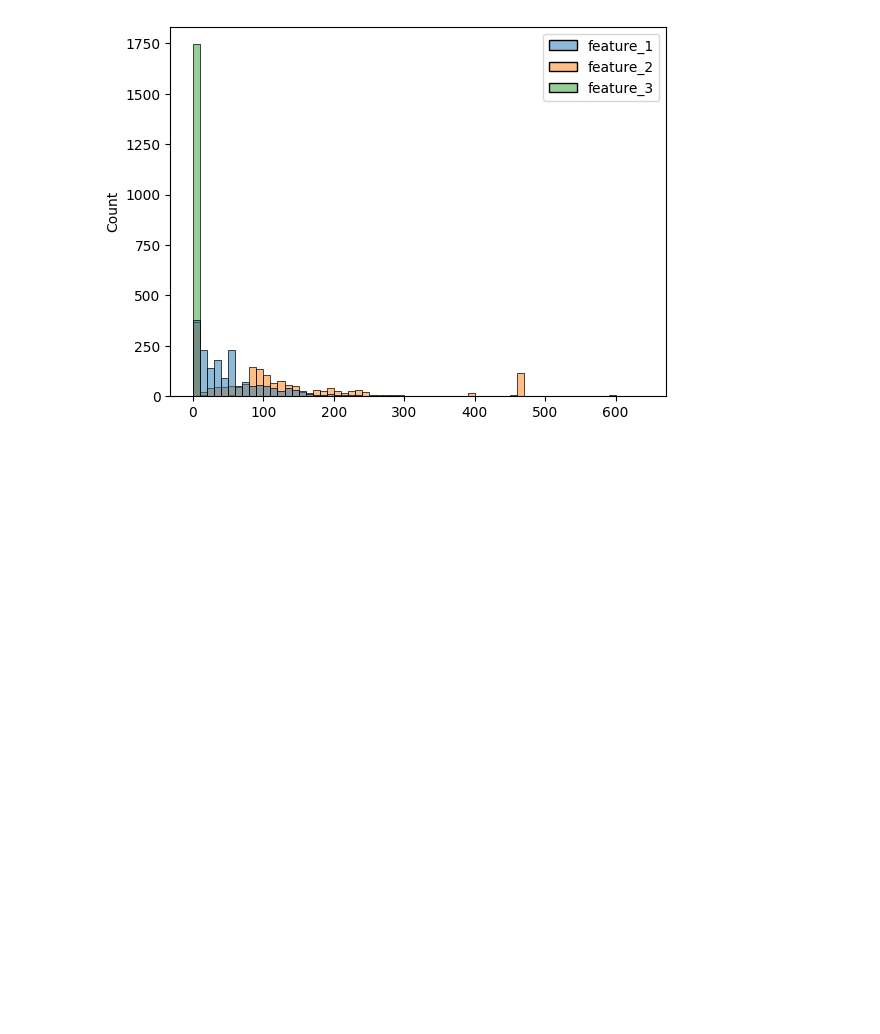
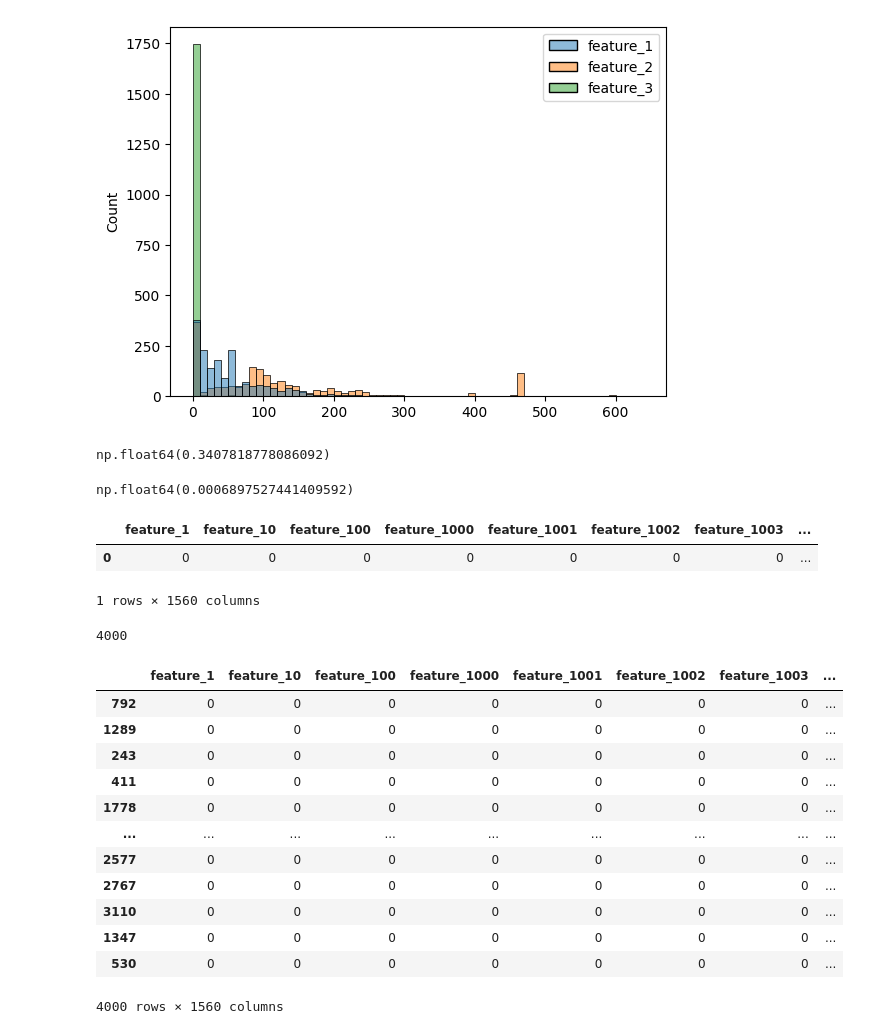
Before and after one commit to daavidstein/ising, a Jupyter notebook: annealing.ipynb, the cells around one changed output. Saved outputs shown, nothing was run; the diff lists cells and outputs as text; code cells hidden in the pictures; blank space fills up the shorter version.

```diff
--- a/annealing.ipynb
+++ b/annealing.ipynb
@@ -123,2 +131,22 @@ with open(os.path.join(save_path, "miy_unique_redund.json"),"w") as f:
 # %%
 #TODO build a few different BQMS
+from dimod import BinaryQuadraticModel as BQM, BINARY
+
+from tqdm import tqdm
+bqm = BQM(BINARY)
+for feature, mi_score in tqdm(miy_unique_redund["mi_y"].items()):
+    #negative because high mi score is good
+    bqm.add_linear(v=feature,bias=-mi_score)
+
+for dct in tqdm(miy_unique_redund["redundancy"]):
+    (feature1,feature2) = dct["features"]
+    bqm.add_interaction(feature1,feature2,dct["redundancy"])
+
+norm_scale = bqm.normalize()
+norm_scale
+# %% [output]
+np.float64(0.3407818778086092)
+# %%
+bqm.quadratic[(feature1,feature2)]
+# %% [output]
+np.float64(0.0006897527441409592)
@@ -124,0 +160,7 @@ with open(os.path.join(save_path, "miy_unique_redund.json"),"w") as f:
+# %%
+sampleset_df = run_sim(bqm,num_reads=1)
+sampleset_df
+# %% [output]
+|  | feature_1 | feature_10 | feature_100 | feature_1000 | feature_1001 | feature_1002 | feature_1003 | ... |
+| 0 | 0 | 0 | 0 | 0 | 0 | 0 | 0 | ... |
+1 rows × 1560 columns
@@ -124,0 +169,20 @@ with open(os.path.join(save_path, "miy_unique_redund.json"),"w") as f:
+# %%
+len(sampleset_df_4000)
+# %% [output]
+4000
+# %%
+sampleset_df_4000.sort_values("energy")
+# %% [output]
+|  | feature_1 | feature_10 | feature_100 | feature_1000 | feature_1001 | feature_1002 | feature_1003 | ... |
+| 792 | 0 | 0 | 0 | 0 | 0 | 0 | 0 | ... |
+| 1289 | 0 | 0 | 0 | 0 | 0 | 0 | 0 | ... |
+| 243 | 0 | 0 | 0 | 0 | 0 | 0 | 0 | ... |
+| 411 | 0 | 0 | 0 | 0 | 0 | 0 | 0 | ... |
+| 1778 | 0 | 0 | 0 | 0 | 0 | 0 | 0 | ... |
+| ... | ... | ... | ... | ... | ... | ... | ... | ... |
+| 2577 | 0 | 0 | 0 | 0 | 0 | 0 | 0 | ... |
+| 2767 | 0 | 0 | 0 | 0 | 0 | 0 | 0 | ... |
+| 3110 | 0 | 0 | 0 | 0 | 0 | 0 | 0 | ... |
+| 1347 | 0 | 0 | 0 | 0 | 0 | 0 | 0 | ... |
+| 530 | 0 | 0 | 0 | 0 | 0 | 0 | 0 | ... |
+4000 rows × 1560 columns
```
Also changed, not shown: parts of 13 cells of this notebook.
